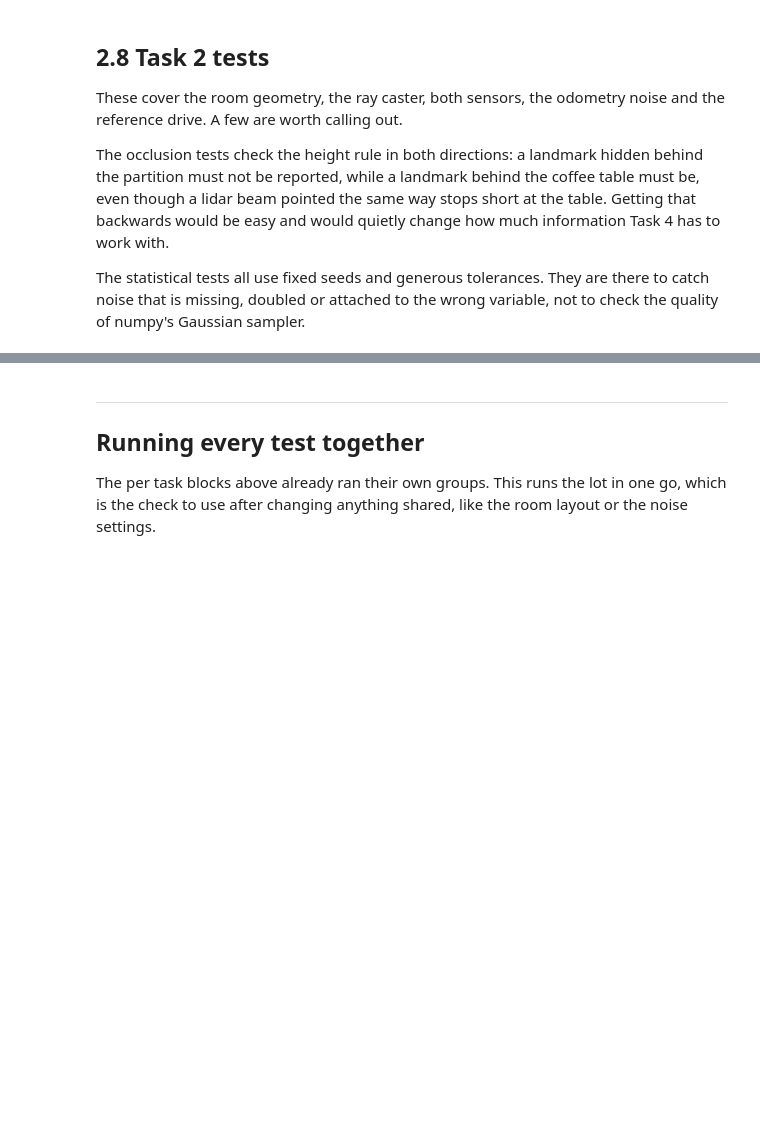
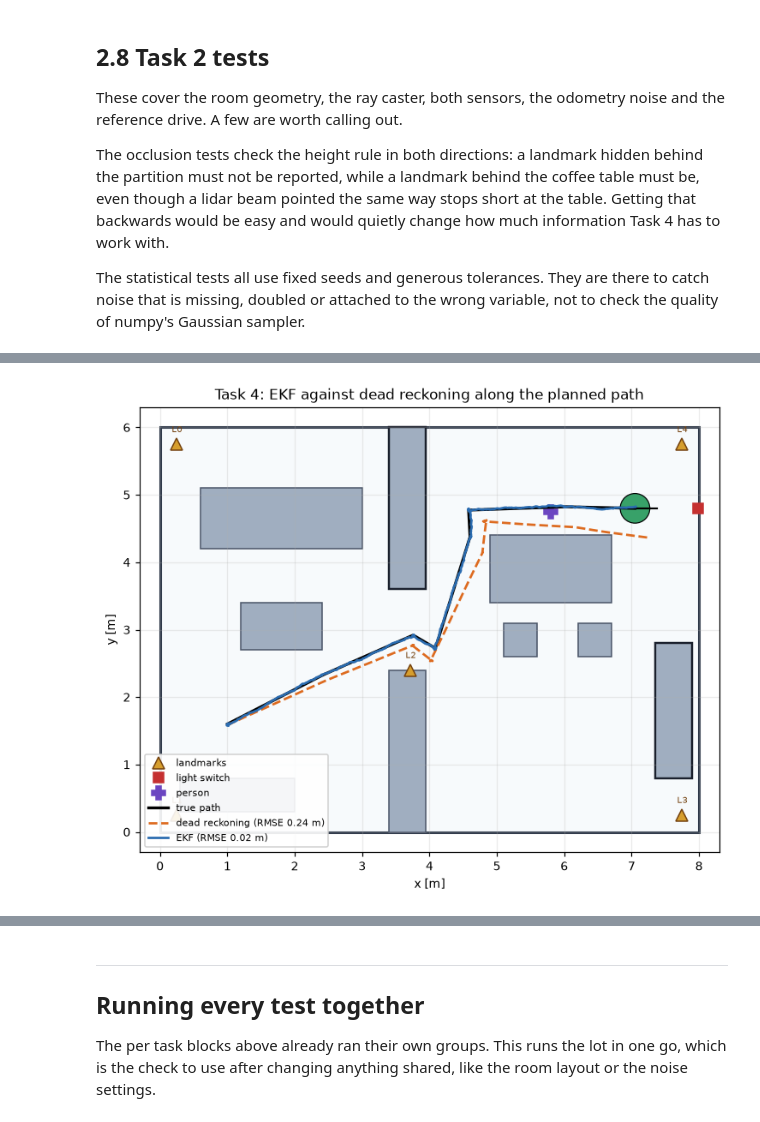
Before and after one commit to JGreenwald538/robotics-final-project, a Jupyter notebook: Project_Scenario_C.ipynb, the cells around one changed output, grey strips where cells are left out. Cells and saved outputs as stored; diff of their text form; code cells hidden in the pictures; blank space fills up the shorter version.

```diff
--- a/Project_Scenario_C.ipynb
+++ b/Project_Scenario_C.ipynb
@@ -1801,0 +2493,19 @@ run_tests("Task 2")
+# %%
+EKF_EST, EKF_SD = run_ekf(PLAN_LOG)
+
+odom_err = np.linalg.norm(PLAN_LOG["true"][:, :2] - PLAN_LOG["odom"][:, :2], axis=1)
+ekf_err = np.linalg.norm(PLAN_LOG["true"][:, :2] - EKF_EST[:, :2], axis=1)
+odom_rmse = rmse(PLAN_LOG["odom"][:, :2], PLAN_LOG["true"][:, :2])
+ekf_rmse = rmse(EKF_EST[:, :2], PLAN_LOG["true"][:, :2])
+n_seen = np.array([0] + [len(o) for o in PLAN_LOG["obs"]])
+
+print(f"{len(PLAN_LOG['cmds'])} steps, {n_seen.mean():.2f} landmarks visible per step "
+      f"(none on {100 * np.mean(n_seen == 0):.0f}% of steps)\n")
+print(f"{'':<20}{'RMSE [m]':>10}{'final [m]':>11}{'worst [m]':>11}")
+print("-" * 52)
+for name, e in [("dead reckoning", odom_err), ("EKF", ekf_err)]:
+    print(f"{name:<20}{np.sqrt(np.mean(e**2)):>10.3f}{e[-1]:>11.3f}{e.max():>11.3f}")
+print(f"\nEKF error is {ekf_rmse / odom_rmse:.2f}x the dead reckoning error")
+print(f"final heading error: dead reckoning "
+      f"{np.rad2deg(abs(wrap_to_pi(PLAN_LOG['true'][-1, 2] - PLAN_LOG['odom'][-1, 2]))):.1f} deg, "
+      f"EKF {np.rad2deg(abs(wrap_to_pi(PLAN_LOG['true'][-1, 2] - EKF_EST[-1, 2]))):.1f} deg")
@@ -1801,0 +2522,14 @@ run_tests("Task 2")
+# %%
+fig, ax = plt.subplots(figsize=(7.4, 5.6))
+draw_room(ax)
+ax.plot(PLAN_LOG["true"][:, 0], PLAN_LOG["true"][:, 1], "k-", lw=2.2, label="true path", zorder=7)
+ax.plot(PLAN_LOG["odom"][:, 0], PLAN_LOG["odom"][:, 1], "--", color="#dd6b20", lw=1.8,
+        label=f"dead reckoning (RMSE {odom_rmse:.2f} m)", zorder=7)
+ax.plot(EKF_EST[:, 0], EKF_EST[:, 1], "-", color="#2b6cb0", lw=1.8,
+        label=f"EKF (RMSE {ekf_rmse:.2f} m)", zorder=8)
+draw_robot(ax, PLAN_LOG["true"][-1], color="#38a169")
+ax.set_title("Task 4: EKF against dead reckoning along the planned path")
+ax.legend(fontsize=7.5, loc="lower left", framealpha=0.9)
+plt.tight_layout(); plt.show()
+# %% [output]
+[figure, added]
```
Also changed, not shown: parts of 72 cells of this notebook, 3 other files.
